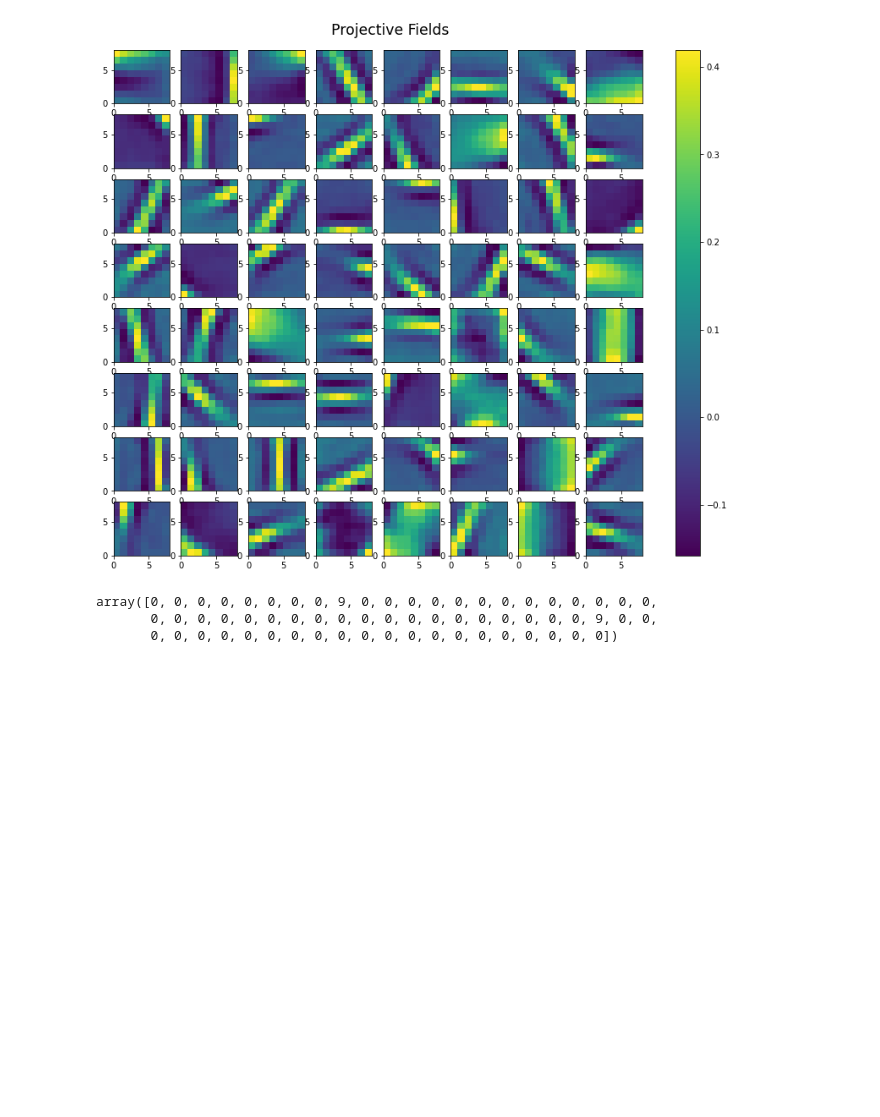
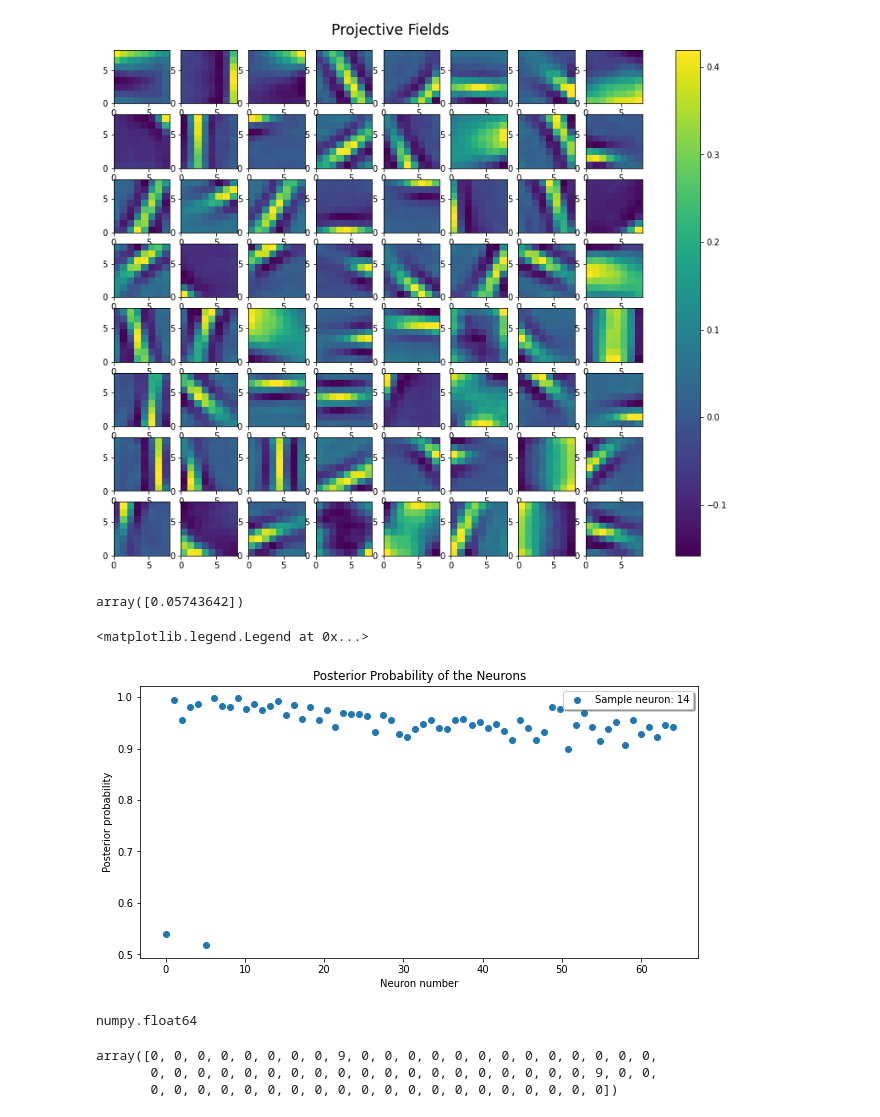
Before and after one commit to yavuz-s/Final-Project-phy527, a Jupyter notebook: Final Project - Sampling.ipynb, the cells around one changed output. Cells and saved outputs as stored; diff of their text form; code cells hidden in the pictures; blank space fills up the shorter version.

```diff
--- a/Final Project - Sampling.ipynb
+++ b/Final Project - Sampling.ipynb
@@ -35,11 +35,11 @@ Pf = np.transpose(PFs.reshape(64,64))           # Define weight matrix such as
 W = np.matmul(np.transpose(Pf[:,:]),Pf[:,:])    # Generate weight matrix
 Time = 0.4 #sec
 delta_T = 0.001 #sec
-N_sampling = Time/delta_T                       # Sampling count = 400
+N_sampling = int(Time/delta_T)                       # Sampling count = 400
 tau = 10 #msec                                    Hard refractory period
 # %%
 def post_synaptic_potential(Image, i, z):
-    weight_i = W
+    weight_i = W[i]
     weight_i[i] = 0                                                    # w_ii = 0
     time_course = np.matmul(np.transpose(weight_i),z)                  # how other neurons contribute PSP now
     bias = np.matmul(np.transpose(Pf[:,i]),Image.reshape(64,1))        # regulation of own excitability
@@ -62,9 +62,9 @@ def Gibbs_sampling(Image, n_sampling):
             if ζ[j, i-1] <= 1:                   # Make a draw if refractory period is end
 
                 transfer_ij = expit(post_synaptic_potential(Image, j, ζ[:,j]) - np.log(tau)) # expit for sigmoid fct
-                response_matrix[j][i] = np.random.binomial(1, transfer_ij)
+                response_matrix[j,i] = np.random.binomial(1, transfer_ij)
 
-                if response_matrix[j][i] == 1:   # update refractory period
+                if response_matrix[j,i] == 1:   # update refractory period
                     ζ[j, i] = tau
                 else:
                     ζ[j, i] = 0
@@ -77,6 +77,28 @@ def Gibbs_sampling(Image, n_sampling):
 def posterior_prob_r(Image, n_sampling):
     response = Gibbs_sampling(Image, n_sampling)
     return [np.sum(response[i])/n_sampling for i in range(64)]  # Return firing percentage
+# %%
+post_synaptic_potential(Pf[:,sample_neuron_number], 5, z_initial)
+# %% [output]
+array([0.05743642])
+# %%
+sample_neuron_number = 14
+total_time = 1 #sec
+sampling_rate = 1/5e-3
+numberOFsampling = int(total_time*sampling_rate)
+plt.figure(figsize = (10,5))
+plt.scatter(np.linspace(0,64,64), posterior_prob_r(Pf[:,sample_neuron_number], N_sampling))
+plt.title('Posterior Probability of the Neurons')
+plt.xlabel('Neuron number')
+plt.ylabel('Posterior probability')
+plt.legend(["Sample neuron: %.0f" %sample_neuron_number], loc='upper right', fancybox=True, shadow=True)
+# %% [output]
+<matplotlib.legend.Legend at 0x...>
+[figure, added]
+# %%
+type(expit(1))
+# %% [output]
+numpy.float64
 # %%
 a = z_initial*tau
 for i in range(64):
```
